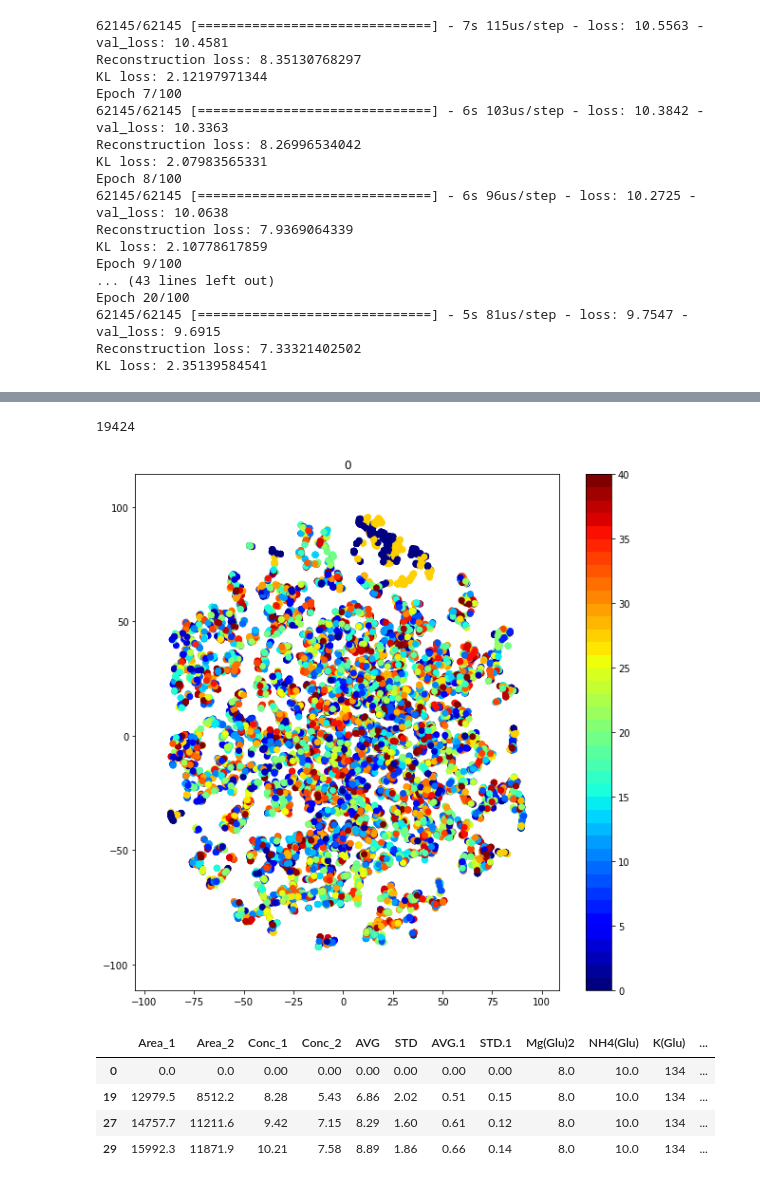
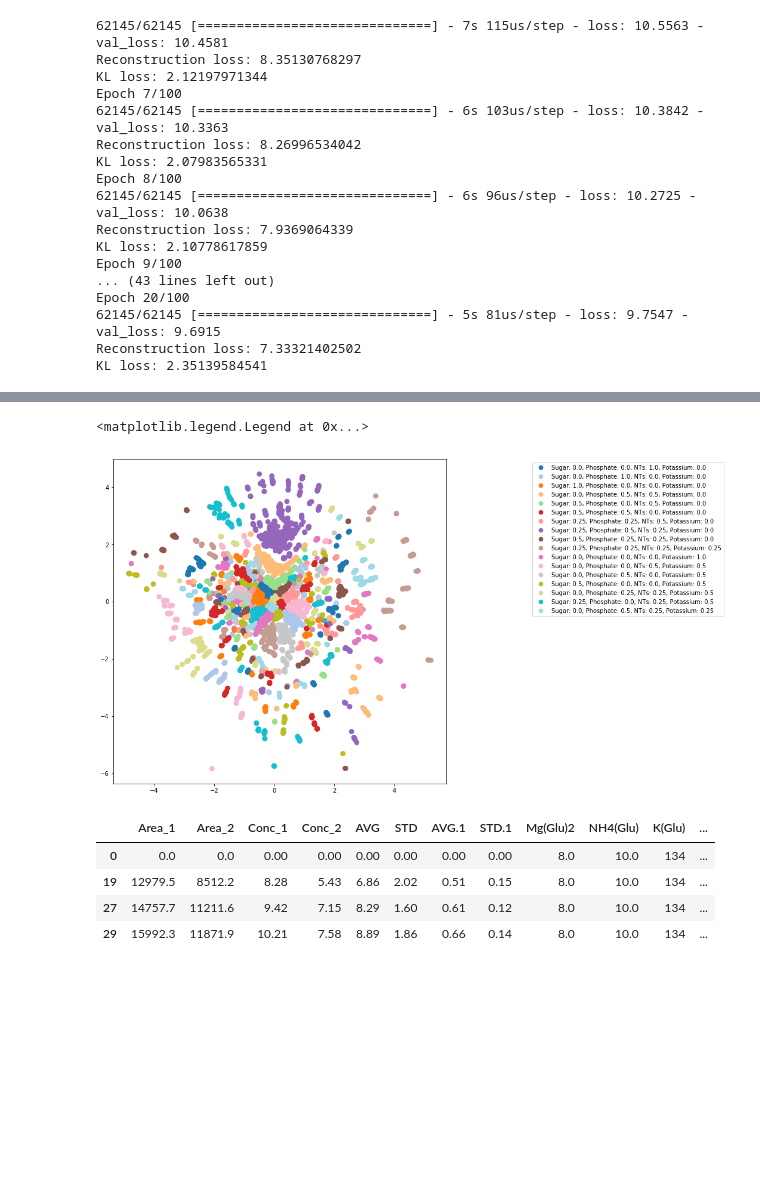
Before and after one commit to nlarusstone/cf_fba, a Jupyter notebook: notebooks/ExamineFluxes.ipynb, the cells around one changed output, grey strips where cells are left out. Saved outputs shown, nothing was run; the diff lists cells and outputs as text; code cells hidden in the pictures; blank space fills up the shorter version.

```diff
--- a/notebooks/ExamineFluxes.ipynb
+++ b/notebooks/ExamineFluxes.ipynb
@@ -208,3 +331,17 @@ test_dec = generator2.predict(test_enc)
+# %%
+plt.figure(figsize=(10, 10))
+colors = np.array([[k] * (high - low) for k in range(17)]).T
+sc = plt.scatter(x_test_encoded[low:high, :, i], x_test_encoded[low:high, :, j], c=colors,
+                cmap=cmap, s=sz)
+lp = lambda k: plt.plot([],color=sc.cmap(sc.norm(k)), ms=np.sqrt(sz), mec="none",
+                        label='Sugar: {0}, Phosphate: {1}, NTs: {2}, Potassium: {3}'.format(
+                            df.loc[k, 'mdx'], df.loc[k, 'pi'], df.loc[k, 'nts'], df.loc[k, 'k']),
+                        ls="", marker="o")[0]
+handles = [lp(k) for k in np.unique(range(17))]
+plt.legend(bbox_to_anchor=(1.25, 1.0))
+# %% [output]
+<matplotlib.legend.Legend at 0x...>
+[figure, added]
 # %%
 def discrete_cmap(N, base_cmap=None):
     """Create an N-bin discrete colormap from the specified input map"""
@@ -230,36 +367,6 @@ cmaplist[1] = (.5,.5,.5,1.0)
 cmap = cmap.from_list('Custom cmap', cmaplist, cmap.N)
 bounds = np.linspace(0,40,41)
 norm = mpl.colors.BoundaryNorm(bounds, cmap.N)
-# %%
-x_test_encoded = X_embedded
-
-def get_rct(df, rct, y_test):
-    y_new = []
-    for ind in y_test:
-        y_new.append(df[rct][ind])
-    return y_new
-
-#cmap = cm.get_cmap('plasma', 41)
-#cmap = discrete_cmap(41, 'cubehelix')
-#for j in range(4):
-
-high_cols = (test_enc[:, 1] > 0)
-print sum(high_cols)
-xmin, xmax = np.amin(x_test_encoded[:, 0]), np.amax(x_test_encoded[:, 0])
-ymin, ymax = np.amin(x_test_encoded[:, 1]), np.amax(x_test_encoded[:, 1])
-x_diff = (xmax - xmin) / 10.0
-y_diff = (ymax - ymin) / 10.0
-#for col in df.columns[4:]:
-plt.figure(figsize=(10, 10))
-plt.scatter(x_test_encoded[:, 0], x_test_encoded[:, 1], c=y_test, cmap=cmap, norm=norm)#get_rct(df, col, y_test), cmap=cmap)
-plt.xlim((xmin - x_diff, xmax + x_diff))
-plt.ylim((ymin - y_diff, ymax + y_diff))
-plt.title(j)
-plt.colorbar()
-plt.show()
-# %% [output]
-19424
-[figure, removed]
 # %%
 df[df['Glucose'] < 200]
 # %% [output]
```
Also changed, not shown: parts of 44 cells of this notebook, 17 other files.
